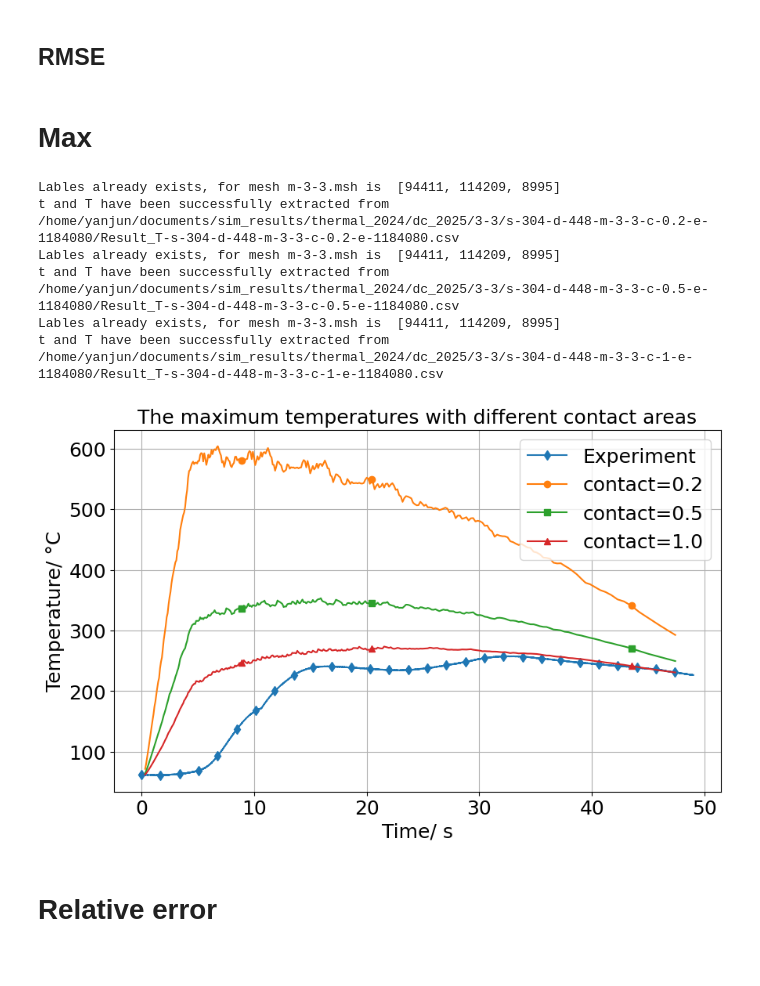
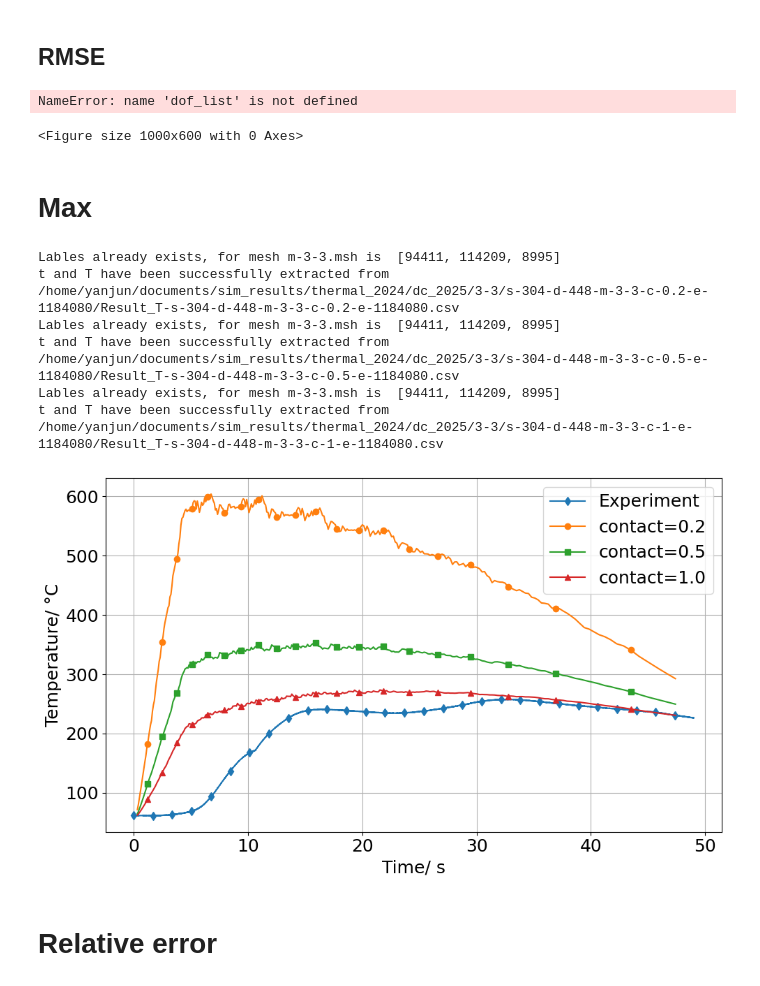
Before and after one commit to yanjun96/thermal_mechanics_fenicsx, a Jupyter notebook: analysis/thermal_elasetic/dc.ipynb, the cells around one changed output. Cells and saved outputs as stored; diff of their text form; code cells hidden in the pictures.

```diff
--- a/analysis/thermal_elasetic/dc.ipynb
+++ b/analysis/thermal_elasetic/dc.ipynb
@@ -42,8 +42,10 @@ for csv_file in csv_files:
     for i in range(len(T)):
         T_3_all =  T[i][ lables[0] ] + T[i][ lables[1] ] + T[i][ lables[2] ]
         T_3_ave.append ( T_3_all / 3 )
-    plt.plot(t,pd.Series(T_3_ave).rolling(window=30).mean(),label= f'contact area={ contact_n }',
-             marker=marker_styles[j], markevery=100)
+
+
+    plt.plot(t,pd.Series(T_3_ave).rolling(window=30,min_periods=1).mean(),label= f'contact area={ contact_n }',
+             marker=marker_styles[j], markevery=15)
     j += 1
 
 fontsize_global = 18
@@ -53,7 +55,8 @@ plt.yticks(fontsize=fontsize_global)
 
 plt.xlabel('Time/ s', fontsize=fontsize_global)
 plt.ylabel('Temperature/ °C', fontsize=fontsize_global)
-plt.title('Average temperatures with different contact areas', fontsize=fontsize_global)
+#plt.title('Average temperatures with different contact areas', fontsize=fontsize_global)
+plt.tight_layout()
 plt.legend(fontsize=fontsize_global)
 plt.grid(True)
 plt.savefig('T_ave_dc.png')
@@ -179,7 +182,7 @@ import matplotlib.pyplot as plt
 import numpy as np
 
 # Adding path for your custom functions (if needed)
-sys.path.append('/home/yanjun/documents/fenicsx/project/therm_disc/')
+sys.path.append('/home/yanjun/documents/fenicsx/therm_disc/')
 
 from disc_f import *  # Assuming this file has functions like collect_csv_files, extract_file_labels, etc.
 
@@ -249,6 +252,9 @@ plt.legend()
 # Save and display the plot
 plt.savefig('RMSE_vs_dc.png')
 plt.show()
+# %% [output]
+NameError: name 'dof_list' is not defined
+<Figure size 1000x600 with 0 Axes>
 # %% [markdown]
 # Max
 # %%
@@ -283,36 +289,37 @@ marker_styles = ['o', 's', '^', 'v', '>', '<', 'd' , '*', 'x', 'p']
 #####
 for csv_file in csv_files:
     lables = find_3_coord(  extract_mesh_labels(csv_file)  )
     t,T = read_t_T ( csv_file )
     n_contact = extract_file_labels(csv_file, type1)
     #calculate average temperature
     T_max = []
     for i in range(len(T)):
         T_max.append( max(T[i]) )
     plt.plot(t,pd.Series(T_max).rolling(window=5).mean(),label= f'contact={ n_contact }',
-             marker=marker_styles[j], markevery=100)
+             marker=marker_styles[j], markevery=15)
     j += 1
 
 fontsize_global = 18
 
 plt.xticks(fontsize=fontsize_global)
 plt.yticks(fontsize=fontsize_global)
 
 plt.xlabel('Time/ s', fontsize=fontsize_global)
 plt.ylabel('Temperature/ °C', fontsize=fontsize_global)
-plt.title('The maximum temperatures with different contact areas', fontsize=fontsize_global)
+plt.tight_layout()
+#plt.title('The maximum temperatures with different contact areas', fontsize=fontsize_global)
 plt.legend(fontsize=fontsize_global)
 plt.grid(True)
 plt.savefig('T_max_dc.png')
 plt.show()
 # %% [output]
 Lables already exists, for mesh m-3-3.msh is  [94411, 114209, 8995]
 t and T have been successfully extracted from /home/yanjun/documents/sim_results/thermal_2024/dc_2025/3-3/s-304-d-448-m-3-3-c-0.2-e-1184080/Result_T-s-304-d-448-m-3-3-c-0.2-e-1184080.csv
 Lables already exists, for mesh m-3-3.msh is  [94411, 114209, 8995]
 t and T have been successfully extracted from /home/yanjun/documents/sim_results/thermal_2024/dc_2025/3-3/s-304-d-448-m-3-3-c-0.5-e-1184080/Result_T-s-304-d-448-m-3-3-c-0.5-e-1184080.csv
 Lables already exists, for mesh m-3-3.msh is  [94411, 114209, 8995]
 t and T have been successfully extracted from /home/yanjun/documents/sim_results/thermal_2024/dc_2025/3-3/s-304-d-448-m-3-3-c-1-e-1184080/Result_T-s-304-d-448-m-3-3-c-1-e-1184080.csv
-[figure, old version]
+[figure, new version]
 # %% [markdown]
 # Relative error
 # %%
```
Also changed, not shown: parts of 1 cell of this notebook, 2 other files.
